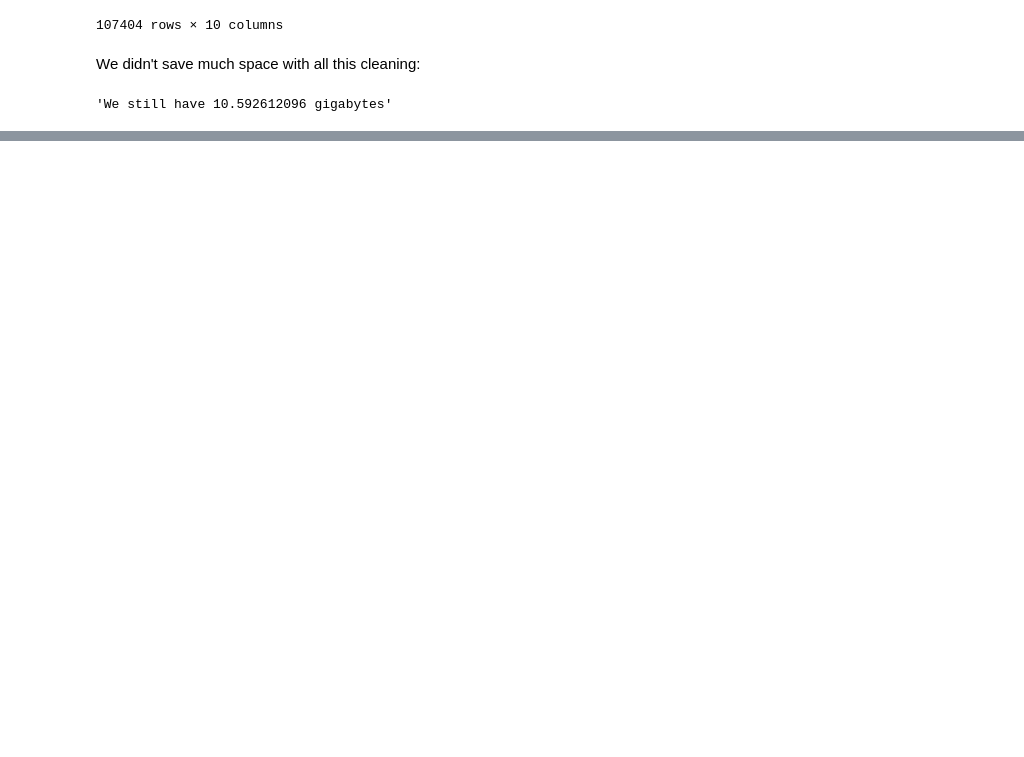
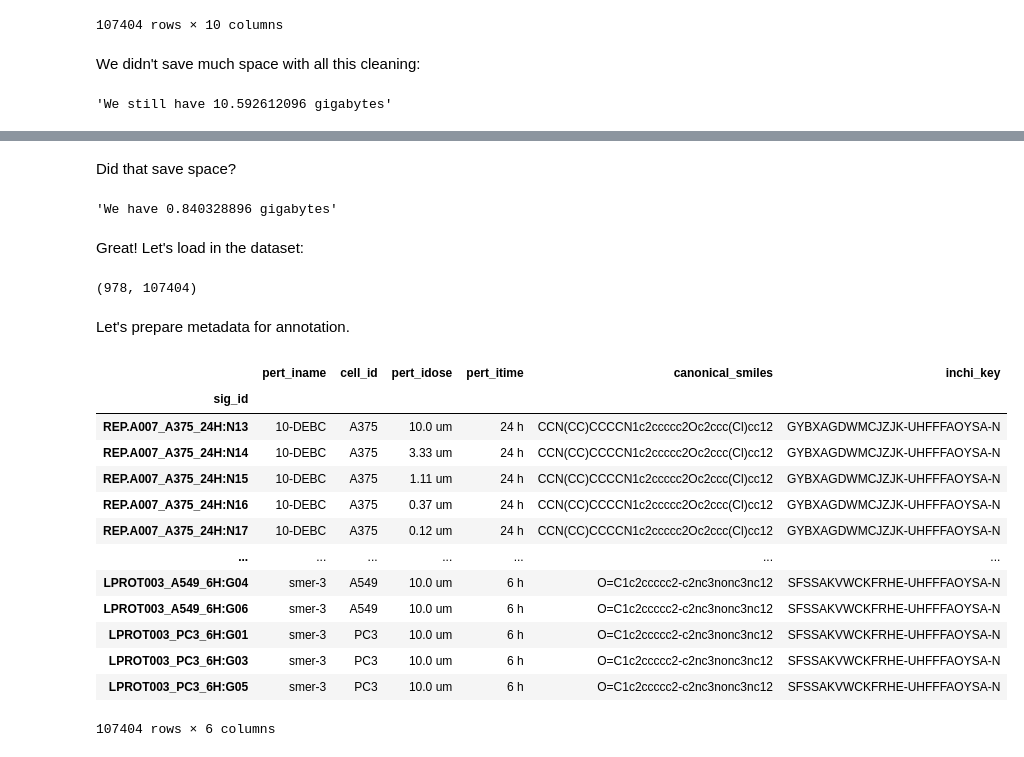
Before and after one commit to laurahsisson/Perturbations, a Jupyter notebook: dataset.ipynb, the cells around one changed output, grey strips where cells are left out. Drawn from its saved outputs; the diff is of its cells as text; code cells hidden in the pictures; blank space fills up the shorter version.

```diff
--- a/dataset.ipynb
+++ b/dataset.ipynb
@@ -129,0 +209,38 @@ But we can include only the data on landmark genes. Or we can include only the d
+# %% [markdown]
+Did that save space?
+# %%
+f"We have {landmark_info.shape[0] * comp_sig_info.shape[0] * 8 / 1e9} gigabytes"
+# %% [output]
+'We have 0.840328896 gigabytes'
+# %% [markdown]
+Great! Let's load in the dataset:
+# %%
+from cmapPy.pandasGEXpress.parse import parse
+gene_ids = landmark_info["pr_gene_id"].astype(str)
+sig_ids = comp_sig_info["sig_id"]
+l5_data = parse("data/GSE70138_Broad_LINCS_Level5_COMPZ_n118050x12328_2017-03-06.gctx", cid = sig_ids, rid = gene_ids)
+l5_data.data_df.shape
+# %% [output]
+(978, 107404)
+# %% [markdown]
+Let's prepare metadata for annotation.
+# %%
+for sk in ["pert_id","pert_type","distil_id"]:
+    del comp_sig_info[sk]
+comp_sig_info.set_index("sig_id", inplace=True)
+comp_sig_info
+# %% [output]
+|  | pert_iname | cell_id | pert_idose | pert_itime | canonical_smiles | inchi_key |
+| sig_id |  |  |  |  |  |  |
+| REP.A007_A375_24H:N13 | 10-DEBC | A375 | 10.0 um | 24 h | CCN(CC)CCCCN1c2ccccc2Oc2ccc(Cl)cc12 | GYBXAGDWMCJZJK-UHFFFAOYSA-N |
+| REP.A007_A375_24H:N14 | 10-DEBC | A375 | 3.33 um | 24 h | CCN(CC)CCCCN1c2ccccc2Oc2ccc(Cl)cc12 | GYBXAGDWMCJZJK-UHFFFAOYSA-N |
+| REP.A007_A375_24H:N15 | 10-DEBC | A375 | 1.11 um | 24 h | CCN(CC)CCCCN1c2ccccc2Oc2ccc(Cl)cc12 | GYBXAGDWMCJZJK-UHFFFAOYSA-N |
+| REP.A007_A375_24H:N16 | 10-DEBC | A375 | 0.37 um | 24 h | CCN(CC)CCCCN1c2ccccc2Oc2ccc(Cl)cc12 | GYBXAGDWMCJZJK-UHFFFAOYSA-N |
+| REP.A007_A375_24H:N17 | 10-DEBC | A375 | 0.12 um | 24 h | CCN(CC)CCCCN1c2ccccc2Oc2ccc(Cl)cc12 | GYBXAGDWMCJZJK-UHFFFAOYSA-N |
+| ... | ... | ... | ... | ... | ... | ... |
+| LPROT003_A549_6H:G04 | smer-3 | A549 | 10.0 um | 6 h | O=C1c2ccccc2-c2nc3nonc3nc12 | SFSSAKVWCKFRHE-UHFFFAOYSA-N |
+| LPROT003_A549_6H:G06 | smer-3 | A549 | 10.0 um | 6 h | O=C1c2ccccc2-c2nc3nonc3nc12 | SFSSAKVWCKFRHE-UHFFFAOYSA-N |
+| LPROT003_PC3_6H:G01 | smer-3 | PC3 | 10.0 um | 6 h | O=C1c2ccccc2-c2nc3nonc3nc12 | SFSSAKVWCKFRHE-UHFFFAOYSA-N |
+| LPROT003_PC3_6H:G03 | smer-3 | PC3 | 10.0 um | 6 h | O=C1c2ccccc2-c2nc3nonc3nc12 | SFSSAKVWCKFRHE-UHFFFAOYSA-N |
+| LPROT003_PC3_6H:G05 | smer-3 | PC3 | 10.0 um | 6 h | O=C1c2ccccc2-c2nc3nonc3nc12 | SFSSAKVWCKFRHE-UHFFFAOYSA-N |
+107404 rows × 6 columns
```
Also changed, not shown: parts of 16 cells of this notebook, 3 other files.
